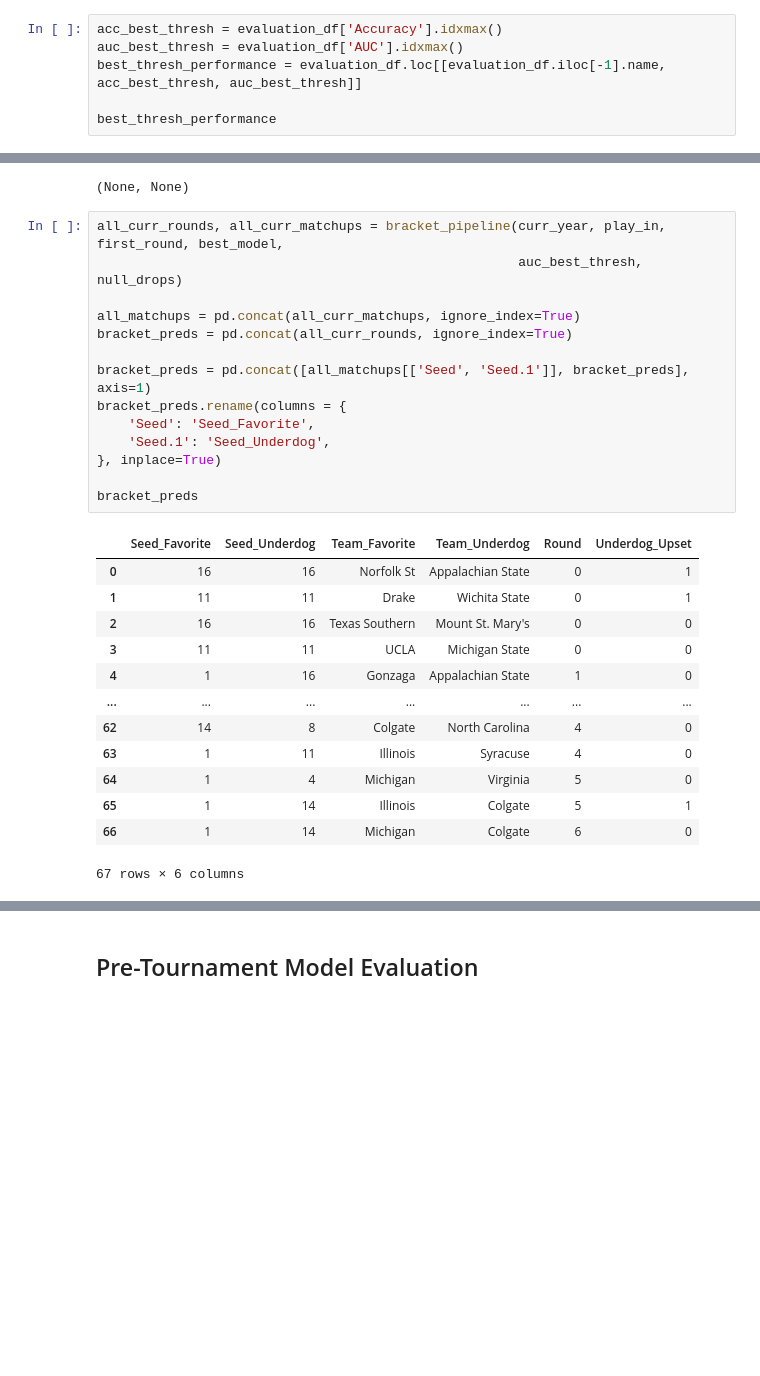
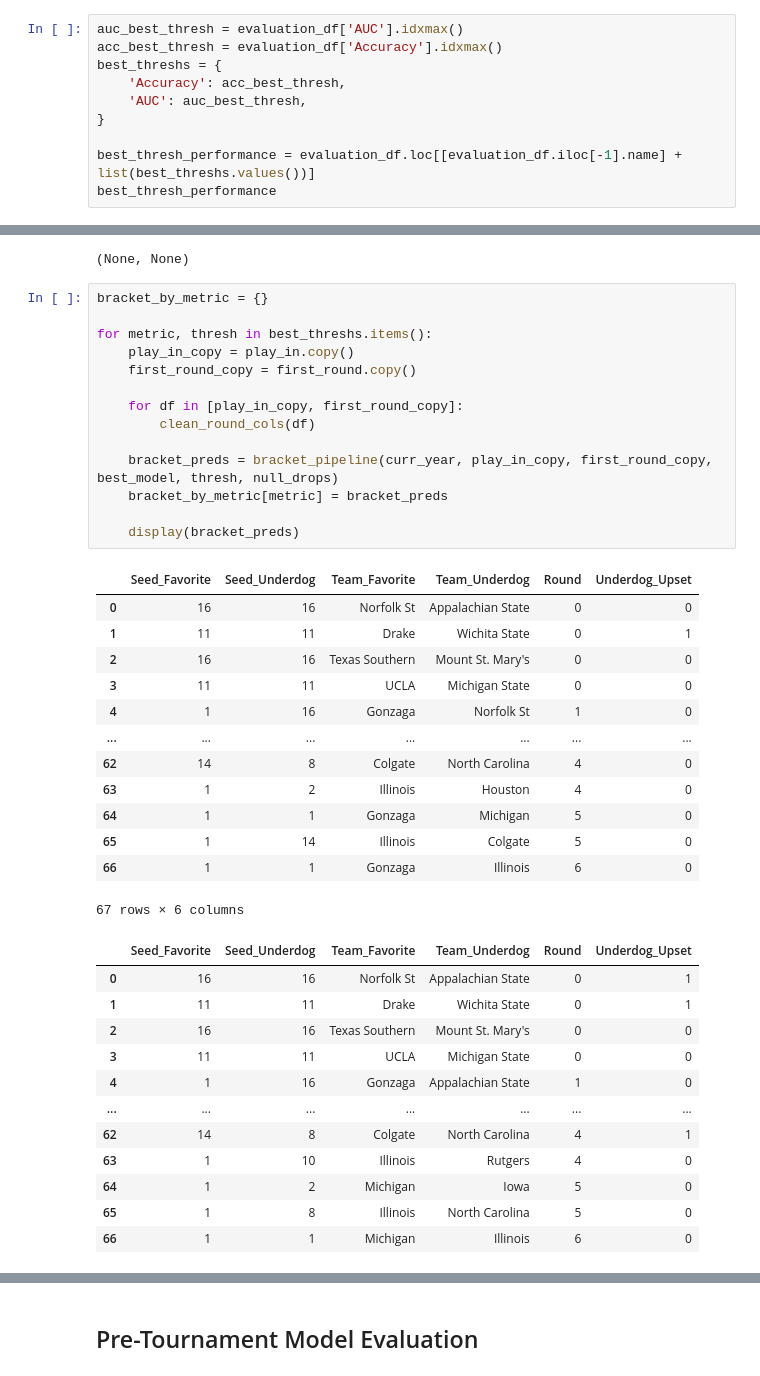
Before and after one commit to matthew-agard/March-Madness-Predictions, a Jupyter notebook: March_Madness_Predictions.ipynb, the cells around one changed output, grey strips where cells are left out. Saved outputs shown, nothing was run; the diff lists cells and outputs as text; blank space fills up the shorter version.

```diff
--- a/March_Madness_Predictions.ipynb
+++ b/March_Madness_Predictions.ipynb
@@ -484,10 +484,14 @@ LogisticRegression(C=1, max_iter=500, random_state=42)
 145 rows × 3 columns
 (None, None)
 # %%
+auc_best_thresh = evaluation_df['AUC'].idxmax()
 acc_best_thresh = evaluation_df['Accuracy'].idxmax()
-auc_best_thresh = evaluation_df['AUC'].idxmax()
-best_thresh_performance = evaluation_df.loc[[evaluation_df.iloc[-1].name, acc_best_thresh, auc_best_thresh]]
+best_threshs = {
+    'Accuracy': acc_best_thresh,
+    'AUC': auc_best_thresh,
+}
 
+best_thresh_performance = evaluation_df.loc[[evaluation_df.iloc[-1].name] + list(best_threshs.values())]
 best_thresh_performance
 # %% [output]
 |  | Accuracy | AUC | Upsets (%) |
@@ -553,31 +557,43 @@ display(play_in), display(first_round)
 | 30 | 7 | Clemson | 10 | Rutgers |
 | 31 | 2 | Houston | 15 | Cleveland State |
 (None, None)
-# %%
-all_curr_rounds, all_curr_matchups = bracket_pipeline(curr_year, play_in, first_round, best_model,
-                                                      auc_best_thresh, null_drops)
-
-all_matchups = pd.concat(all_curr_matchups, ignore_index=True)
-bracket_preds = pd.concat(all_curr_rounds, ignore_index=True)
-
-bracket_preds = pd.concat([all_matchups[['Seed', 'Seed.1']], bracket_preds], axis=1)
-bracket_preds.rename(columns = {
-    'Seed': 'Seed_Favorite',
-    'Seed.1': 'Seed_Underdog',
-}, inplace=True)
-
-bracket_preds
-# %% [output]
-|  | Seed_Favorite | Seed_Underdog | Team_Favorite | Team_Underdog | Round | Underdog_Upset |
-| 0 | 16 | 16 | Norfolk St | Appalachian State | 0 | 1 |
-| 1 | 11 | 11 | Drake | Wichita State | 0 | 1 |
-| 2 | 16 | 16 | Texas Southern | Mount St. Mary's | 0 | 0 |
-| 3 | 11 | 11 | UCLA | Michigan State | 0 | 0 |
-| 4 | 1 | 16 | Gonzaga | Appalachian State | 1 | 0 |
-| ... | ... | ... | ... | ... | ... | ... |
-| 62 | 14 | 8 | Colgate | North Carolina | 4 | 0 |
-| 63 | 1 | 11 | Illinois | Syracuse | 4 | 0 |
-| 64 | 1 | 4 | Michigan | Virginia | 5 | 0 |
-| 65 | 1 | 14 | Illinois | Colgate | 5 | 1 |
-| 66 | 1 | 14 | Michigan | Colgate | 6 | 0 |
-67 rows × 6 columns
+# %%
+bracket_by_metric = {}
+
+for metric, thresh in best_threshs.items():
+    play_in_copy = play_in.copy()
+    first_round_copy = first_round.copy()
+
+    for df in [play_in_copy, first_round_copy]:
+        clean_round_cols(df)
+
+    bracket_preds = bracket_pipeline(curr_year, play_in_copy, first_round_copy, best_model, thresh, null_drops)
+    bracket_by_metric[metric] = bracket_preds
+
+    display(bracket_preds)
+# %% [output]
+|  | Seed_Favorite | Seed_Underdog | Team_Favorite | Team_Underdog | Round | Underdog_Upset |
+| 0 | 16 | 16 | Norfolk St | Appalachian State | 0 | 0 |
+| 1 | 11 | 11 | Drake | Wichita State | 0 | 1 |
+| 2 | 16 | 16 | Texas Southern | Mount St. Mary's | 0 | 0 |
+| 3 | 11 | 11 | UCLA | Michigan State | 0 | 0 |
+| 4 | 1 | 16 | Gonzaga | Norfolk St | 1 | 0 |
+| ... | ... | ... | ... | ... | ... | ... |
+| 62 | 14 | 8 | Colgate | North Carolina | 4 | 0 |
+| 63 | 1 | 2 | Illinois | Houston | 4 | 0 |
+| 64 | 1 | 1 | Gonzaga | Michigan | 5 | 0 |
+| 65 | 1 | 14 | Illinois | Colgate | 5 | 0 |
+| 66 | 1 | 1 | Gonzaga | Illinois | 6 | 0 |
+67 rows × 6 columns
+|  | Seed_Favorite | Seed_Underdog | Team_Favorite | Team_Underdog | Round | Underdog_Upset |
+| 0 | 16 | 16 | Norfolk St | Appalachian State | 0 | 1 |
+| 1 | 11 | 11 | Drake | Wichita State | 0 | 1 |
+| 2 | 16 | 16 | Texas Southern | Mount St. Mary's | 0 | 0 |
+| 3 | 11 | 11 | UCLA | Michigan State | 0 | 0 |
+| 4 | 1 | 16 | Gonzaga | Appalachian State | 1 | 0 |
+| ... | ... | ... | ... | ... | ... | ... |
+| 62 | 14 | 8 | Colgate | North Carolina | 4 | 1 |
+| 63 | 1 | 10 | Illinois | Rutgers | 4 | 0 |
+| 64 | 1 | 2 | Michigan | Iowa | 5 | 0 |
+| 65 | 1 | 8 | Illinois | North Carolina | 5 | 0 |
+| 66 | 1 | 1 | Michigan | Illinois | 6 | 0 |
```
Also changed, not shown: parts of 9 cells of this notebook.
